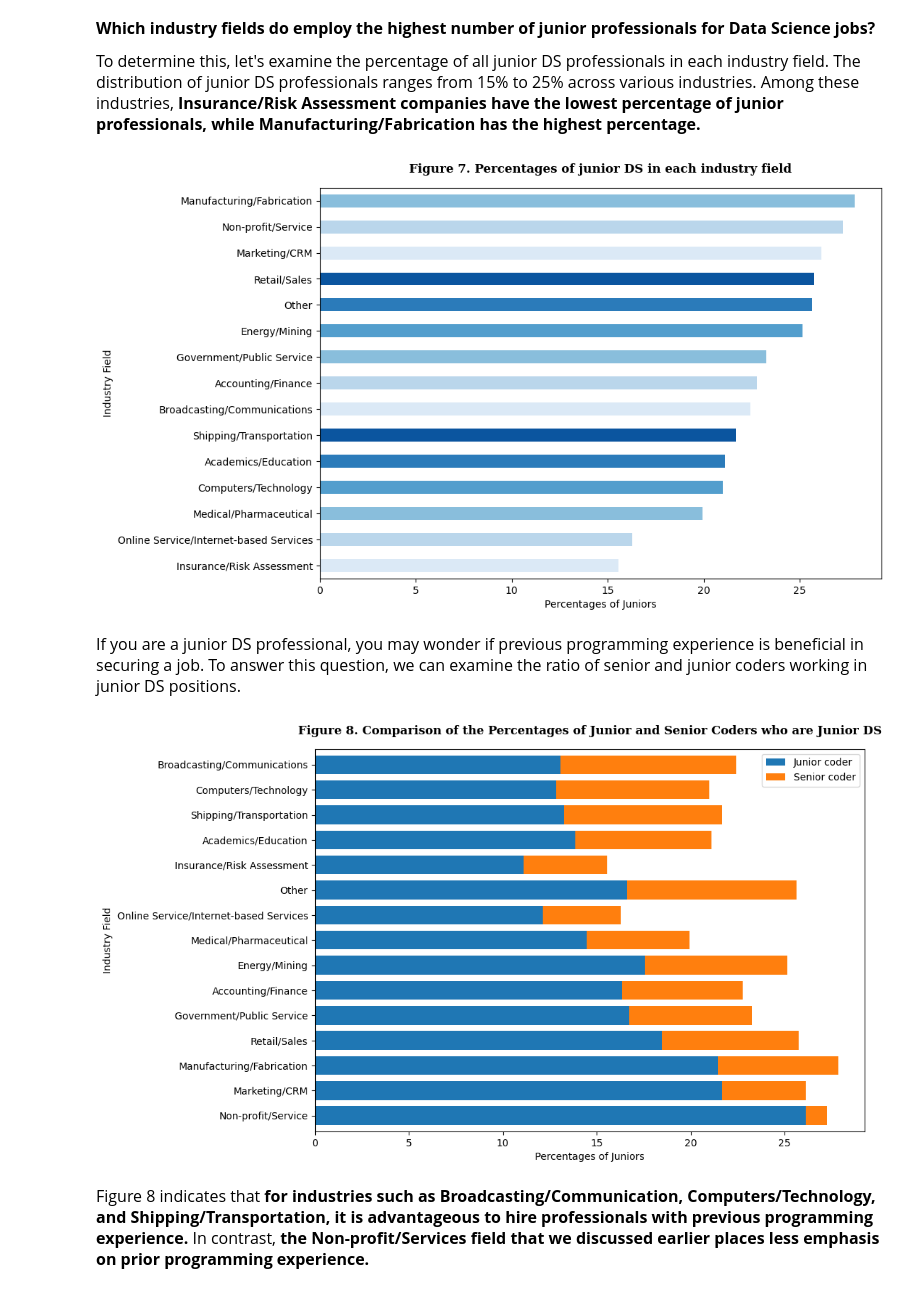
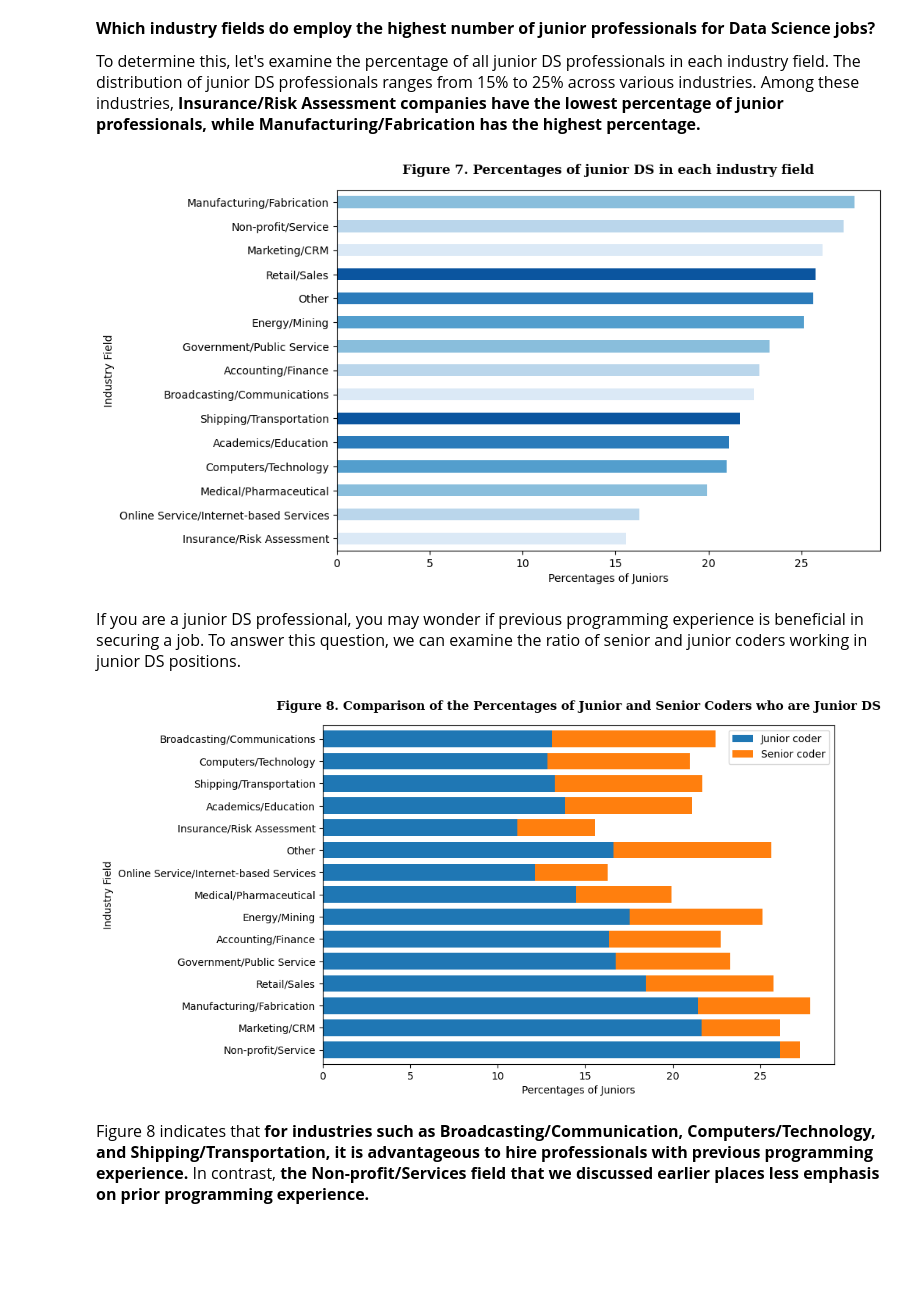
Before and after one commit to hadis-raad/newcomers_in_ds, a Jupyter notebook: notebook1937c1ae19.ipynb, the cells around one changed output. Drawn from its saved outputs; the diff is of its cells as text; code cells hidden in the pictures; blank space fills up the shorter version.

```diff
--- a/notebook1937c1ae19.ipynb
+++ b/notebook1937c1ae19.ipynb
@@ -435,15 +435,15 @@ plt.show()
 # %%
 industry_stat_df.sort_values("junior data science/t").plot(y="junior data science/t",kind='barh', color=sns.color_palette("Blues"))
 plt.title("Figure 7. Percentages of junior DS in each industry field", pad =15,
          fontsize=12, family="serif", weight="semibold")
 plt.legend().remove()
 plt.ylabel("Industry Field", fontsize=10)
 plt.xlabel("Percentages of Juniors", fontsize=10)
 plt.tick_params(axis='y', labelsize=10)
-plt.gcf().set_size_inches(10, 7)
+plt.gcf().set_size_inches(9, 6)
 plt.show()
 # %% [output]
-[figure, old version]
+[figure, new version]
 # %% [markdown]
 <font size=3>If you are a junior DS professional, you may wonder if previous programming experience is beneficial in securing a job. To answer this question, we can examine the ratio of senior and junior coders working in junior DS positions.</font>
 # %%
@@ -457,10 +457,10 @@ plt.legend(loc='upper right', labels=['Junior coder','Senior coder'])
 plt.tick_params(axis='y', labelsize=10)
 plt.ylabel("Industry Field", fontsize=10)
 plt.xlabel("Percentages of Juniors", fontsize=10)
-plt.gcf().set_size_inches(10, 7)
+plt.gcf().set_size_inches(9, 6)
 plt.show()
 # %% [output]
-[figure, old version]
+[figure, new version]
 # %% [markdown]
 <font size=3>Figure 8 indicates that <b>for industries such as Broadcasting/Communication, Computers/Technology, and Shipping/Transportation, it is advantageous to hire professionals with previous programming experience.</b> In contrast, <b>the Non-profit/Services field that we discussed earlier places less emphasis on prior programming experience.</b></font>
 # %% [markdown]
```
Also changed, not shown: parts of 2 cells of this notebook.
